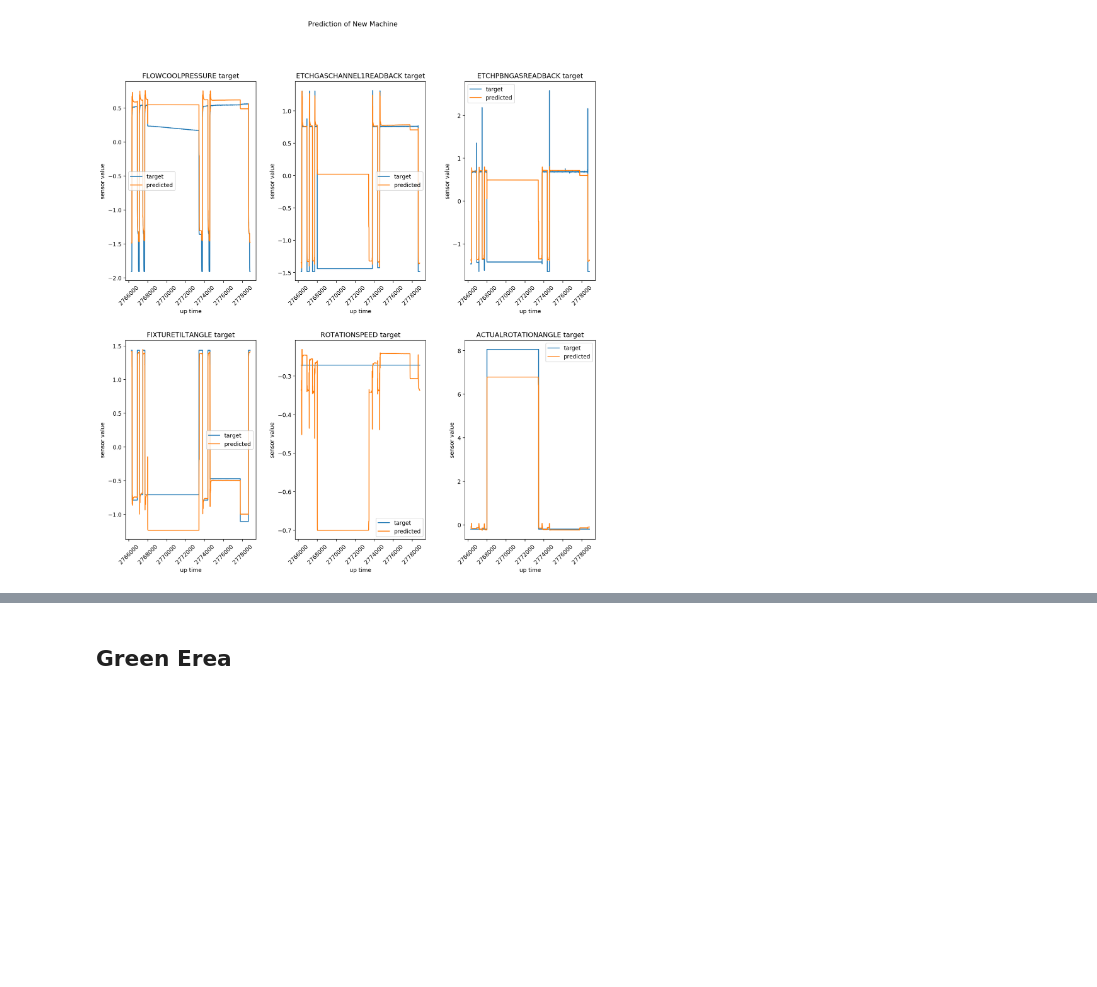
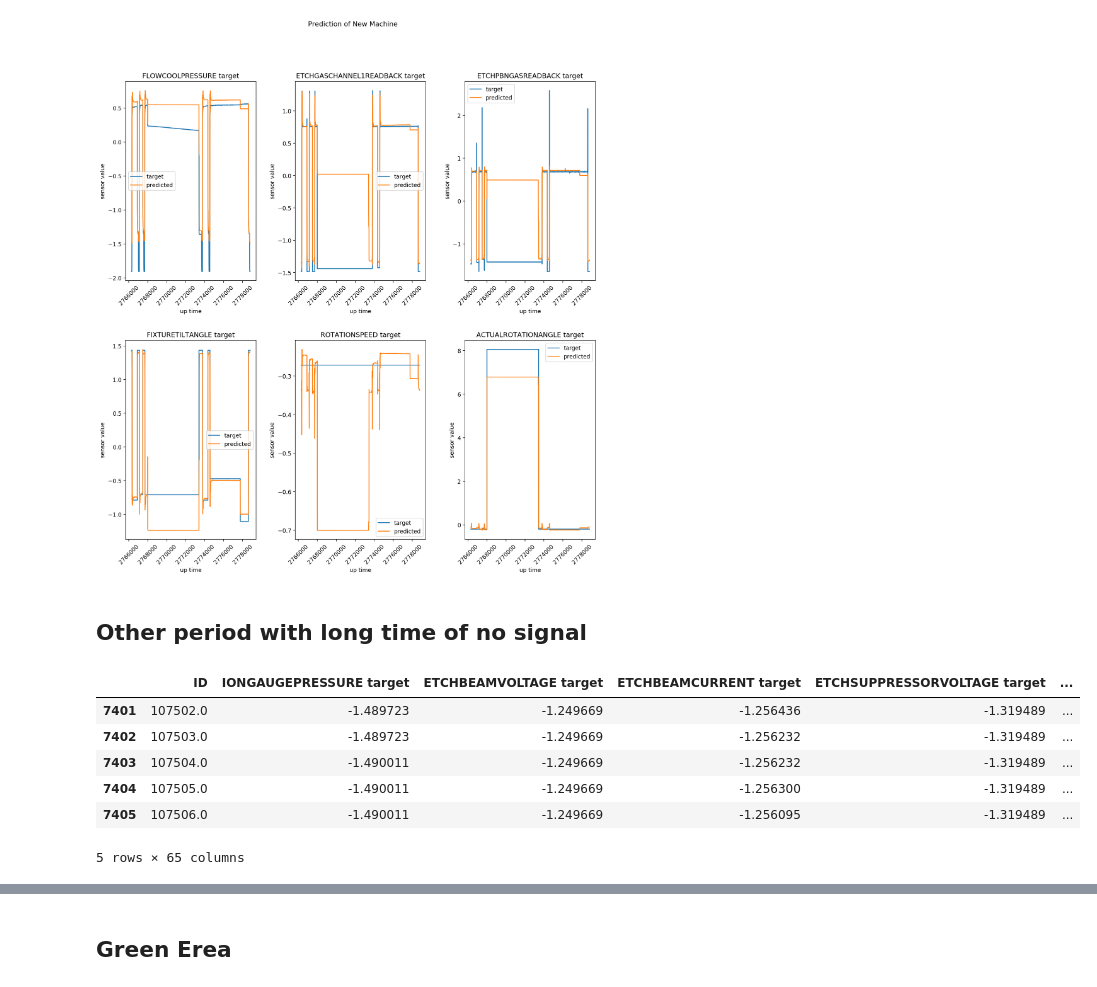
Before and after one commit to carlov93/predictive_maintenance, a Jupyter notebook: src/visualisation/prediction/vis_predic_phm_data_13features_longer_period.ipynb, the cells around one changed output, grey strips where cells are left out. Saved outputs shown, nothing was run; the diff lists cells and outputs as text; code cells hidden in the pictures; blank space fills up the shorter version.

```diff
--- a/src/visualisation/prediction/vis_predic_phm_data_13features_longer_period.ipynb
+++ b/src/visualisation/prediction/vis_predic_phm_data_13features_longer_period.ipynb
@@ -202,3 +202,16 @@ visualize_prediction(first_f=7,
 plt.show()
 # %% [output]
 [figure]
+# %% [markdown]
+## Other period with long time of no signal
+# %%
+subset_2 = phm_data_2.loc[(phm_data_2["up time"]>430000) & (phm_data_2["up time"]<460000)]
+subset_2.head()
+# %% [output]
+|  | ID | IONGAUGEPRESSURE target | ETCHBEAMVOLTAGE target | ETCHBEAMCURRENT target | ETCHSUPPRESSORVOLTAGE target | ... |
+| 7401 | 107502.0 | -1.489723 | -1.249669 | -1.256436 | -1.319489 | ... |
+| 7402 | 107503.0 | -1.489723 | -1.249669 | -1.256232 | -1.319489 | ... |
+| 7403 | 107504.0 | -1.490011 | -1.249669 | -1.256232 | -1.319489 | ... |
+| 7404 | 107505.0 | -1.490011 | -1.249669 | -1.256300 | -1.319489 | ... |
+| 7405 | 107506.0 | -1.490011 | -1.249669 | -1.256095 | -1.319489 | ... |
+5 rows × 65 columns
```
Also changed, not shown: parts of 2 cells of this notebook, 11 other files.
